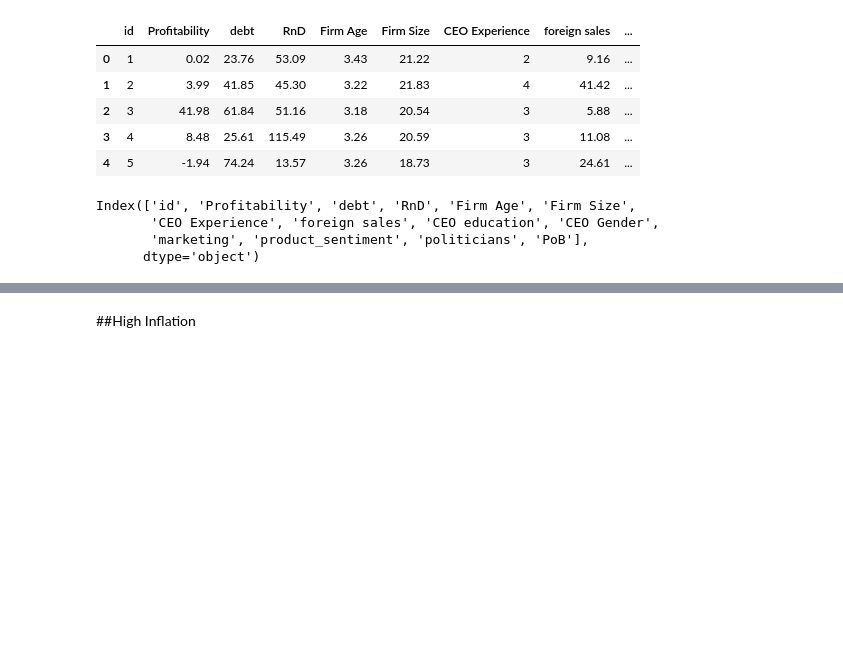
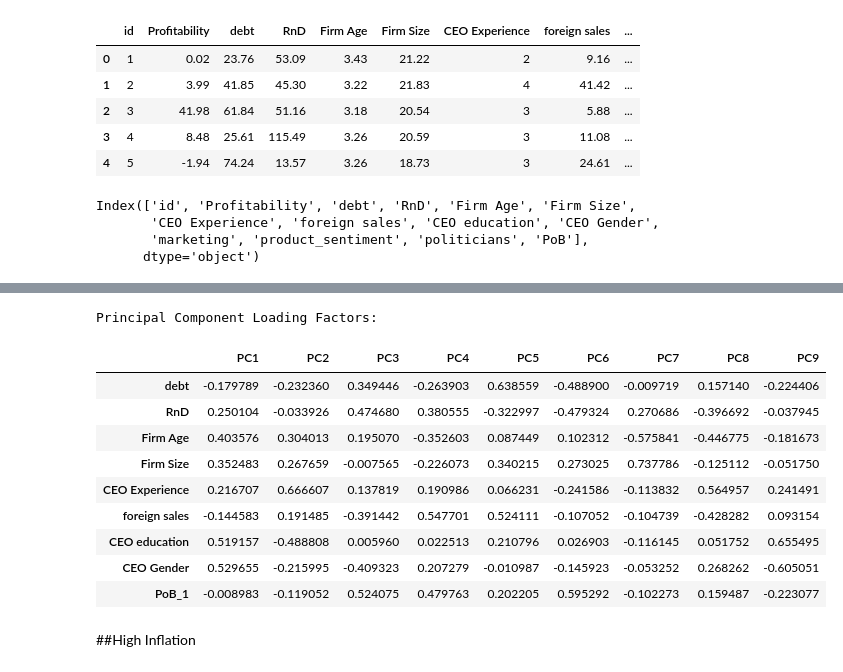
Before and after one commit to nananana25/MSC151, a Jupyter notebook: CW4_MRAP.ipynb, the cells around one changed output, grey strips where cells are left out. Cells and saved outputs as stored; diff of their text form; code cells hidden in the pictures; blank space fills up the shorter version.

```diff
--- a/CW4_MRAP.ipynb
+++ b/CW4_MRAP.ipynb
@@ -110,3 +286,40 @@ R-squared: -6.470461482647204
+# %%
+from sklearn.preprocessing import StandardScaler
+from sklearn.decomposition import PCA
+import pandas as pd
+
+# Define features (X) for PCA
+# Note: 'Product Sentiment' seems to be 'product_sentiment' and 'PoB' needs handling as before
+X_pca = df_new[['debt', 'RnD', 'Firm Age', 'Firm Size', 'CEO Experience', 'foreign sales', 'CEO education', 'CEO Gender', 'PoB']]
+
+# Handle categorical variable 'PoB'
+X_pca = pd.get_dummies(X_pca, columns=['PoB'], drop_first=True)
+
+# Standardize the features
+scaler = StandardScaler()
+X_scaled = scaler.fit_transform(X_pca)
+
+# Perform PCA
+pca = PCA()
+X_pca_result = pca.fit_transform(X_scaled)
+
+# Get the loading factors (components)
+loading_factors = pd.DataFrame(pca.components_.T, columns=[f'PC{i+1}' for i in range(pca.n_components_)], index=X_pca.columns)
+
+print("Principal Component Loading Factors:")
+display(loading_factors)
+# %% [output]
+Principal Component Loading Factors:
+|  | PC1 | PC2 | PC3 | PC4 | PC5 | PC6 | PC7 | PC8 | PC9 |
+| debt | -0.179789 | -0.232360 | 0.349446 | -0.263903 | 0.638559 | -0.488900 | -0.009719 | 0.157140 | -0.224406 |
+| RnD | 0.250104 | -0.033926 | 0.474680 | 0.380555 | -0.322997 | -0.479324 | 0.270686 | -0.396692 | -0.037945 |
+| Firm Age | 0.403576 | 0.304013 | 0.195070 | -0.352603 | 0.087449 | 0.102312 | -0.575841 | -0.446775 | -0.181673 |
+| Firm Size | 0.352483 | 0.267659 | -0.007565 | -0.226073 | 0.340215 | 0.273025 | 0.737786 | -0.125112 | -0.051750 |
+| CEO Experience | 0.216707 | 0.666607 | 0.137819 | 0.190986 | 0.066231 | -0.241586 | -0.113832 | 0.564957 | 0.241491 |
+| foreign sales | -0.144583 | 0.191485 | -0.391442 | 0.547701 | 0.524111 | -0.107052 | -0.104739 | -0.428282 | 0.093154 |
+| CEO education | 0.519157 | -0.488808 | 0.005960 | 0.022513 | 0.210796 | 0.026903 | -0.116145 | 0.051752 | 0.655495 |
+| CEO Gender | 0.529655 | -0.215995 | -0.409323 | 0.207279 | -0.010987 | -0.145923 | -0.053252 | 0.268262 | -0.605051 |
+| PoB_1 | -0.008983 | -0.119052 | 0.524075 | 0.479763 | 0.202205 | 0.595292 | -0.102273 | 0.159487 | -0.223077 |
 # %% [markdown]
 ##High Inflation
 # %%
```
Also changed, not shown: parts of 14 cells of this notebook.
